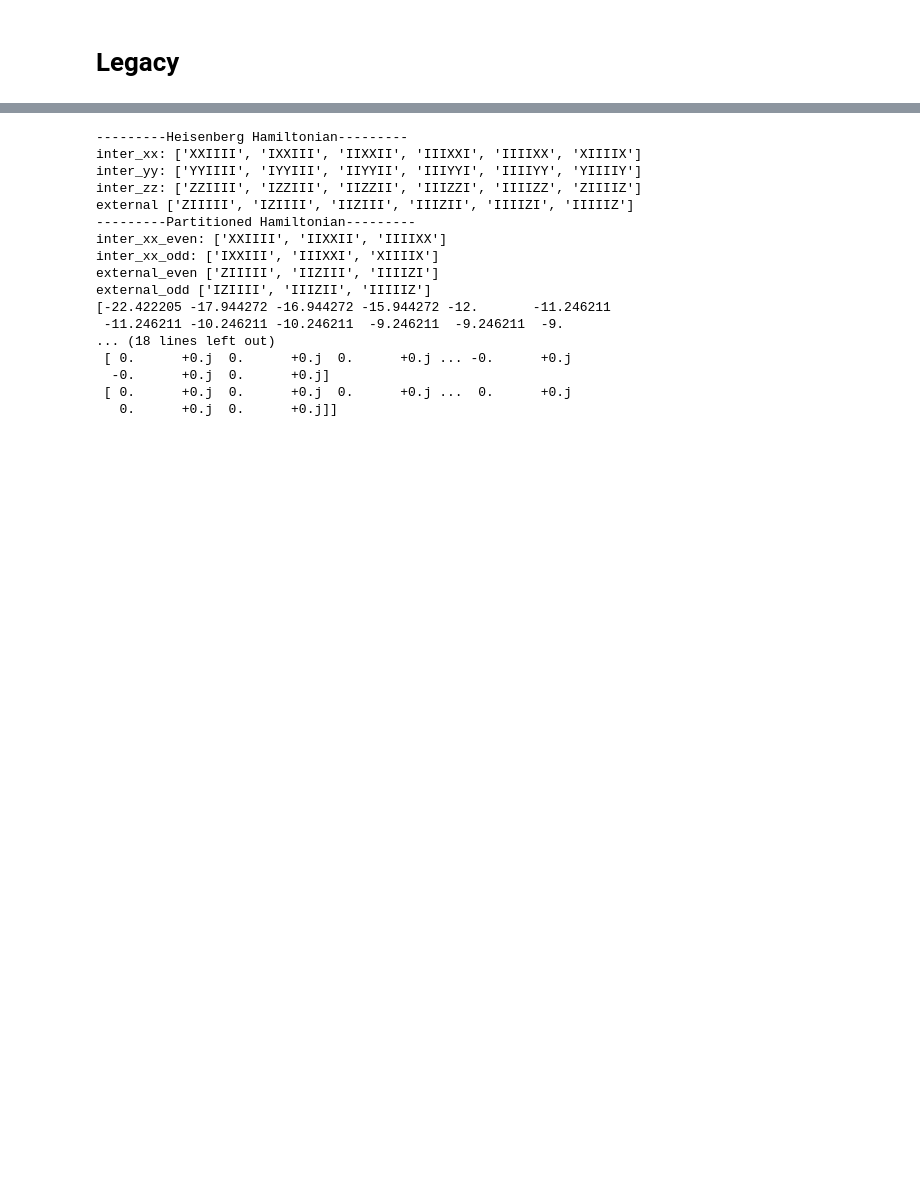
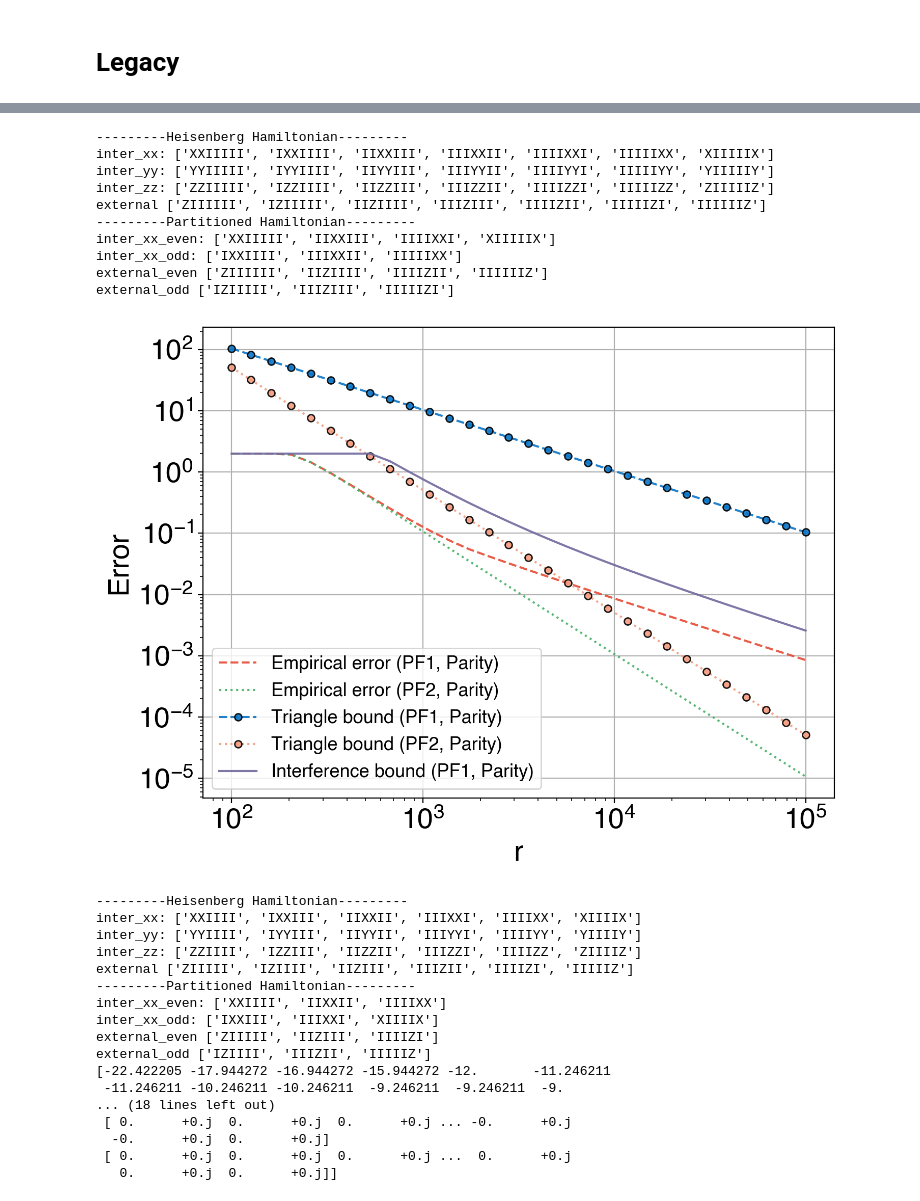
Before and after one commit to Jue-Xu/Interference-Trotter-Error, a Jupyter notebook: code/legacy.ipynb, the cells around one changed output, grey strips where cells are left out. Cells and saved outputs as stored; diff of their text form; code cells hidden in the pictures; blank space fills up the shorter version.

```diff
--- a/code/legacy.ipynb
+++ b/code/legacy.ipynb
@@ -5,3 +82,82 @@ from lattice_hamiltonians import *
+# %%
+from scipy.sparse import csr_matrix
+
+err_norm = 'spectral' # HS, spectral
+n = 7; epsilon = 0.001
+t = 2 * n
+# J_x, J_y, J_z, h = 2.0, 0.0, 0.0, 0.001
+J_x, J_y, J_z, h = 2.0, 2.0, 2.0, 0.5
+# J_x, J_y, J_z, h = 1.5, 1.5, 1.5, 1.1
+heisenberg = heisenberg_1d(n=n, Jx=J_x, Jy=J_y, Jz=J_z, h=h, verbose=True)
+# print(heisenberg.xx)
+heisenberg.partition(method='parity', verbose=True)
+heisenberg.partition(method='tri', verbose=True)
+parity_group_sparse = [csr_matrix(heisenberg.even), csr_matrix(heisenberg.odd)]
+parity_group = [heisenberg.even.to_matrix(), heisenberg.odd.to_matrix()]
+# parity_label = ['even-odd', 'odd-even']; parity_markers = ['*:', '.--']
+
+tri_group_sparse = [csr_matrix(heisenberg.term0), csr_matrix(heisenberg.term1), csr_matrix(heisenberg.term2)]
+tri_group = [heisenberg.term0.to_matrix(), heisenberg.term1.to_matrix(), heisenberg.term2.to_matrix()]
+
+r_list = np.logspace(2, 5, num=30, dtype=int)
+# r_list = np.logspace(1.3, 2, num=30, dtype=int)
+# r_list = np.logspace(1.0, 2, num=30, dtype=int)
+# r_list = np.logspace(1.0, 2, num=30, dtype=int)
+# r_list_truncated = np.logspace(2, 6, num=30, dtype=int)
+
+interf_bound_par = np.array([interference_bound(parity_group, t, r) for r in r_list])
+
+xyz_group_sparse = [csr_matrix(heisenberg.xx), csr_matrix(heisenberg.yy), csr_matrix(heisenberg.zz) + csr_matrix(heisenberg.z)]
+xyz_group = [heisenberg.xx.to_matrix() , heisenberg.yy.to_matrix(), heisenberg.zz.to_matrix() + heisenberg.z.to_matrix()]
+interf_bound_xyz = np.array([interference_bound([heisenberg.xx.to_matrix() , heisenberg.zz.to_matrix() + heisenberg.z.to_matrix()], t, r) for r in r_list])
+
+e_pf1_tight_xyz = np.array([tight_bound(xyz_group, 1, t, r) for r in r_list])
+e_pf2_tight_xyz = np.array([tight_bound(xyz_group, 2, t, r) for r in r_list])
+e_pf1_tight_par = np.array([tight_bound(parity_group, 1, t, r) for r in r_list])
+e_pf2_tight_par = np.array([tight_bound(parity_group, 2, t, r) for r in r_list])
+
+exact_U = expm(-1j * t * sum(xyz_group))
+# exact_U = expm(-1j * t * sum(parity_group))
+pf1_parity_list = [op_error(unitary_matrix_product(parity_group_sparse, t=t/r)**r, exact_U, err_norm) for r in r_list]
+pf2_parity_list = [op_error((unitary_matrix_product(parity_group_sparse, t=t/(2*r)) @ unitary_matrix_product(parity_group_sparse[::-1], t=t/(2*r)))**r, exact_U) for r in r_list]
+pf1_xyz_list = [op_error(unitary_matrix_product(xyz_group_sparse, t=t/r)**r, exact_U, err_norm) for r in r_list]
+pf2_xyz_list = [op_error((unitary_matrix_product(xyz_group_sparse, t=t/(2*r)) @ unitary_matrix_product(xyz_group_sparse[::-1], t=t/(2*r)))**r, exact_U) for r in r_list]
+
+fig, ax = plt.subplots(1, 1, figsize=(8, 6), dpi=100)
+# ax.hlines(1e-3, r_list[0], r_list[-1], 'k', '--', linewidth=0.5)
+
+ax.plot(r_list, pf1_parity_list, '--', label='Empirical error (PF1, Parity)')
+ax.plot(r_list, pf2_parity_list, ':', label='Empirical error (PF2, Parity)')
+ax.plot(r_list, e_pf1_tight_par, '.--', label='Triangle bound (PF1, Parity)')
+ax.plot(r_list, e_pf2_tight_par, '.:', label='Triangle bound (PF2, Parity)')
+# ax.plot(r_list, pf1_xyz_list, '--', label='Empirical error (PF1, XZ)')
+# ax.plot(r_list, pf2_xyz_list, ':', label='Empirical error (PF2, XZ)')
+# ax.plot(r_list, e_pf1_tight_xyz, '.--', label='Triangle bound (PF1, XZ)')
+# ax.plot(r_list, e_pf2_tight_xyz, '.:', label='Triangle bound (PF2, XZ)')
+# ax.plot(r_list, err_list, '--', label='Empirical error (PF2)')
+ax.plot(r_list, interf_bound_par[:, 0], '-', label='Interference bound (PF1, Parity)')
+# ax.plot(r_list, interf_bound_xyz[:, 0], '-', label='Interference bound (PF1, XZ)')
+ax.set_xlabel('r')
+ax.set_ylabel('Error')
+# ax.set_title(fr'Heisenberg ($J_x={J_x}, J_y={J_y}, J_z={J_z}$, h={h}, n={n}), t=n')
+ax.loglog()
+# ax.set_ylim(1e-5, 5e0)
+ax.grid()
+ax.legend()
+# ax.legend(loc='center left', bbox_to_anchor=(1.01, 0.5))
+fig.savefig(f'./figs/Heisenberg_pf2_n={n}.pdf', bbox_inches='tight')
+# %% [output]
+---------Heisenberg Hamiltonian---------
+inter_xx: ['XXIIIII', 'IXXIIII', 'IIXXIII', 'IIIXXII', 'IIIIXXI', 'IIIIIXX', 'XIIIIIX']
+inter_yy: ['YYIIIII', 'IYYIIII', 'IIYYIII', 'IIIYYII', 'IIIIYYI', 'IIIIIYY', 'YIIIIIY']
+inter_zz: ['ZZIIIII', 'IZZIIII', 'IIZZIII', 'IIIZZII', 'IIIIZZI', 'IIIIIZZ', 'ZIIIIIZ']
+external ['ZIIIIII', 'IZIIIII', 'IIZIIII', 'IIIZIII', 'IIIIZII', 'IIIIIZI', 'IIIIIIZ']
+---------Partitioned Hamiltonian---------
+inter_xx_even: ['XXIIIII', 'IIXXIII', 'IIIIXXI', 'XIIIIIX']
+inter_xx_odd: ['IXXIIII', 'IIIXXII', 'IIIIIXX']
+external_even ['ZIIIIII', 'IIZIIII', 'IIIIZII', 'IIIIIIZ']
+external_odd ['IZIIIII', 'IIIZIII', 'IIIIIZI']
+[figure, added]
 # %%
 from scipy.sparse import csr_matrix
 np.set_printoptions(precision=6, suppress=True)
```
Also changed, not shown: parts of 4 cells of this notebook, 4 other files.
